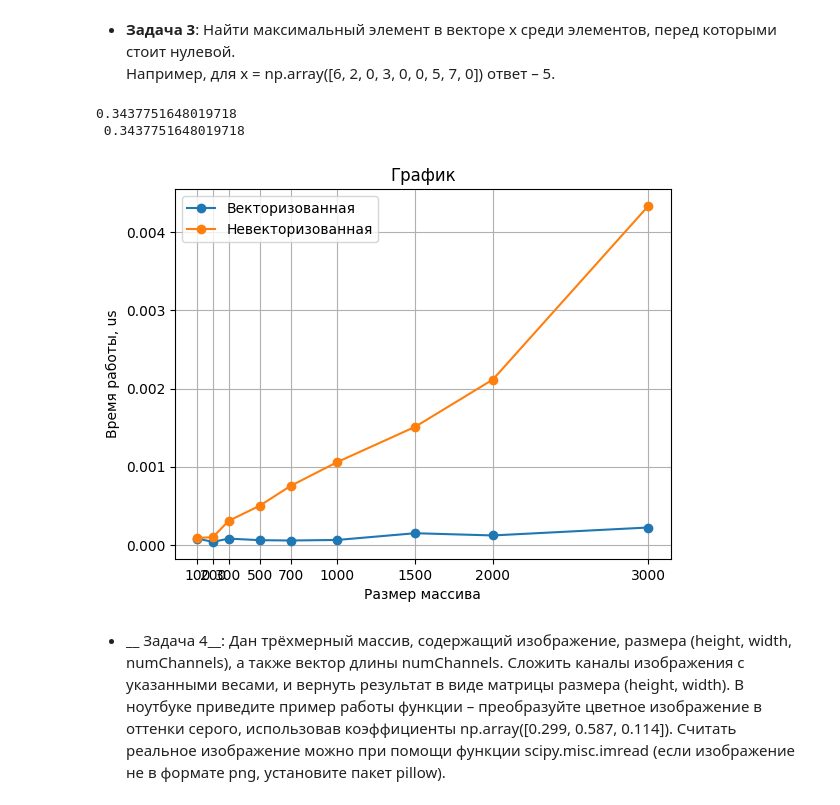
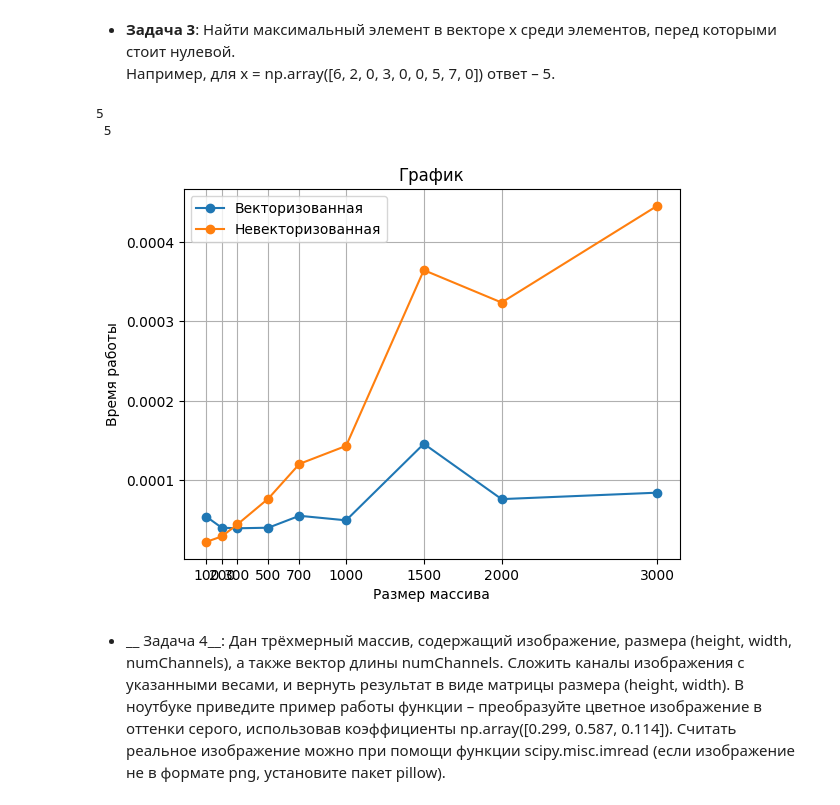
Before and after one commit to NikitaCat81/MLAESCTeminNikita, a Jupyter notebook: task1_numpy/task1_numpy_practive.ipynb, the cells around one changed output. Drawn from its saved outputs; the diff is of its cells as text; code cells hidden in the pictures.

```diff
--- a/task1_numpy/task1_numpy_practive.ipynb
+++ b/task1_numpy/task1_numpy_practive.ipynb
@@ -128,6 +118,7 @@ plt.show()
 * __Задача 2__: Даны два вектора x и y. Проверить, задают ли они одно и то же мультимножество.
   Например, для x = np.array([1, 2, 2, 4]), y = np.array([4, 2, 1, 2]) ответ – True.
 # %%
+# code here
 import numpy as np
 import random
 
@@ -153,11 +144,9 @@ def are_multisets_equal(ms_1, ms_2):
 def are_multisets_equal_vect(ms_1, ms_2):
     ms_1_n, ms_1_c = np.unique(ms_1, return_counts=True)
     ms_2_n, ms_2_c = np.unique(ms_2, return_counts=True)
-    if(np.shape(ms_1_n) != np.shape(ms_2_n)):
-        return False
-    if(np.any(ms_1_n != ms_2_n) or np.any(ms_1_c !=ms_2_c)):
-        return False
-    return True
+    arr = [True]
+    new_arr = np.where((np.shape(ms_1_n) != np.shape(ms_2_n) or np.any(ms_1_n != ms_2_n) or np.any(ms_1_c !=ms_2_c)), False, arr)
+    return new_arr[0]
 
 
 
@@ -168,11 +157,12 @@ v_1 = []
 non_v_1 = []
 
 for size_a in size_d:
-    ms = np.random.randint(-10, 10, (size_a, size_a))
+    ms_1 = np.random.randint(-10, 10, (size_a, size_a))
+    ms_2 = np.random.randint(-10, 10, (size_a, size_a))
 
     start_time = time.time()
 
-    are_multisets_equal(ms_1, ms_2)
+    are_multisets_equal(ms_1.tolist(), ms_2.tolist())
 
     non_v =  time.time() - start_time
 
@@ -204,29 +194,32 @@ True
  Например, для x = np.array([6, 2, 0, 3, 0, 0, 5, 7, 0]) ответ – 5.
 # %%
 # code here
+
 import numpy as np
 import random
+import time
+%matplotlib inline
+import matplotlib.pyplot as plt
 
 random.seed()
 
 x = random.randint(3, 9)
 y = random.randint(3, 9)
 
-ms = np.random.rand(x)
+ms = np.array([6, 2, 0, 3, 0, 0, 5, 7, 0])
 
 
 def max_after_zero(ms):
     a = list()
     for i in range(1, len(ms)):
-        if((ms[i - 1] == 0).any):
+        if((ms[i - 1] == 0)):
             a.append(ms[i])
     return max(a)
 
 def max_after_zero_vect(ms):
-    a = np.ones((1))
-    a = np.hstack((a, ms))
-    i = a == 0
-    return np.max(ms)
+    num = np.where(ms[:len(ms) - 1] == 0)
+    num = np.array(num) + 1
+    return np.max(ms[(num.tolist())])
 
 
 
@@ -236,38 +229,38 @@ size_d = [100, 200, 300, 500, 700, 1000, 1500, 2000, 3000]
 v_1 = []
 non_v_1 = []
 
 for size_a in size_d:
     ms = np.random.randint(-10, 10, (size_a))
 
     start_time = time.time()
 
-    max_after_zero(ms)
+    max_after_zero(ms.tolist())
 
     non_v =  time.time() - start_time
 
     start_time = time.time()
 
     max_after_zero_vect(ms)
     v = time.time() - start_time
 
     v_1.append(v)
     non_v_1.append(non_v)
 
 
 plt.plot(size_d, v_1, label="Векторизованная", marker='o')
 plt.plot(size_d, non_v_1, label="Невекторизованная", marker='o')
 plt.xticks(size_d)
 plt.xlabel(u'Размер маcсива')
-plt.ylabel(u'Время работы, us')
+plt.ylabel(u'Время работы')
 plt.title(u'График')
 plt.grid(True)
 plt.legend()
 
 plt.show()
 # %% [output]
-0.3437751648019718
- 0.3437751648019718
+5
+ 5
-[figure, old version]
+[figure, new version]
 # %% [markdown]
 
 
```
Also changed, not shown: parts of 5 cells of this notebook, 3 other files.
